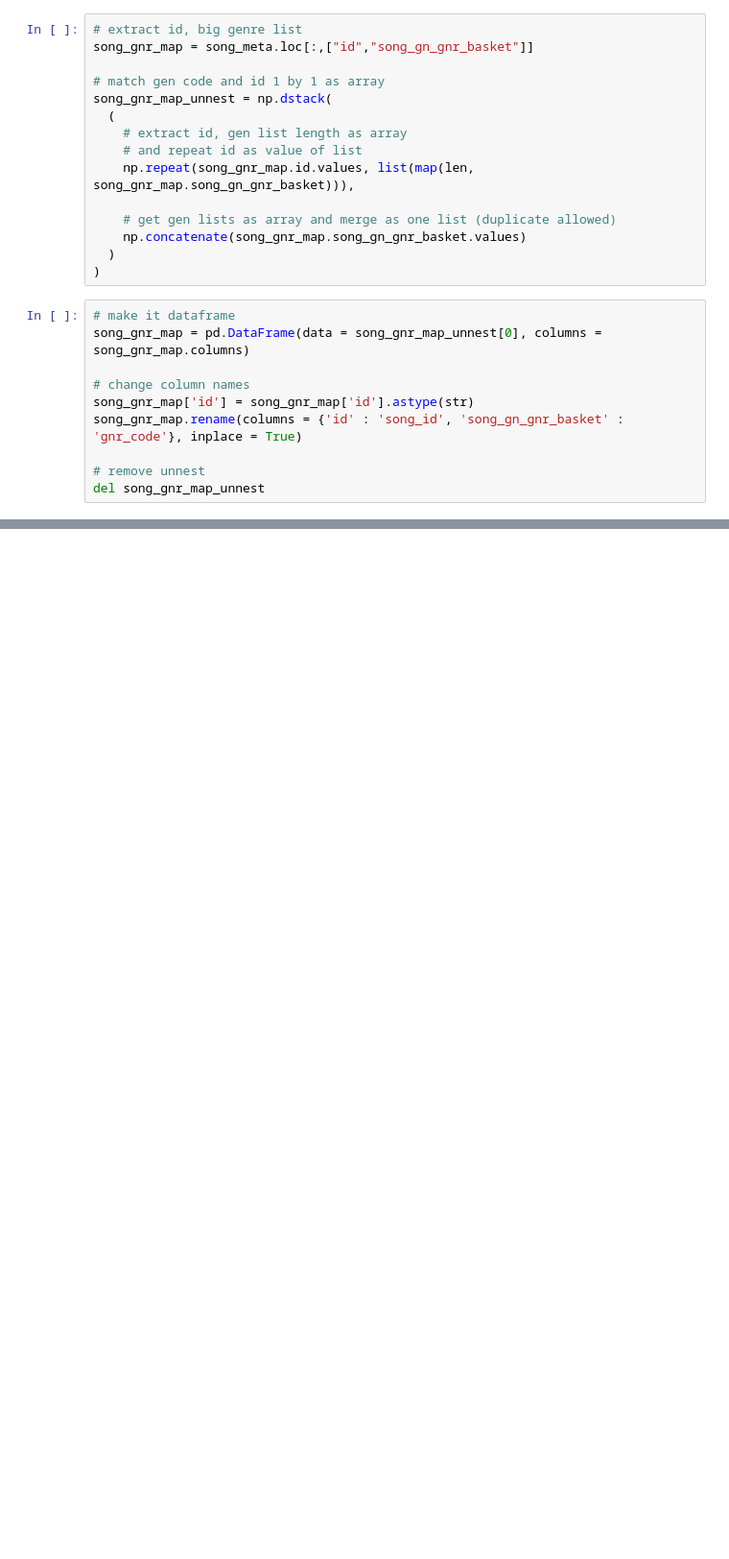
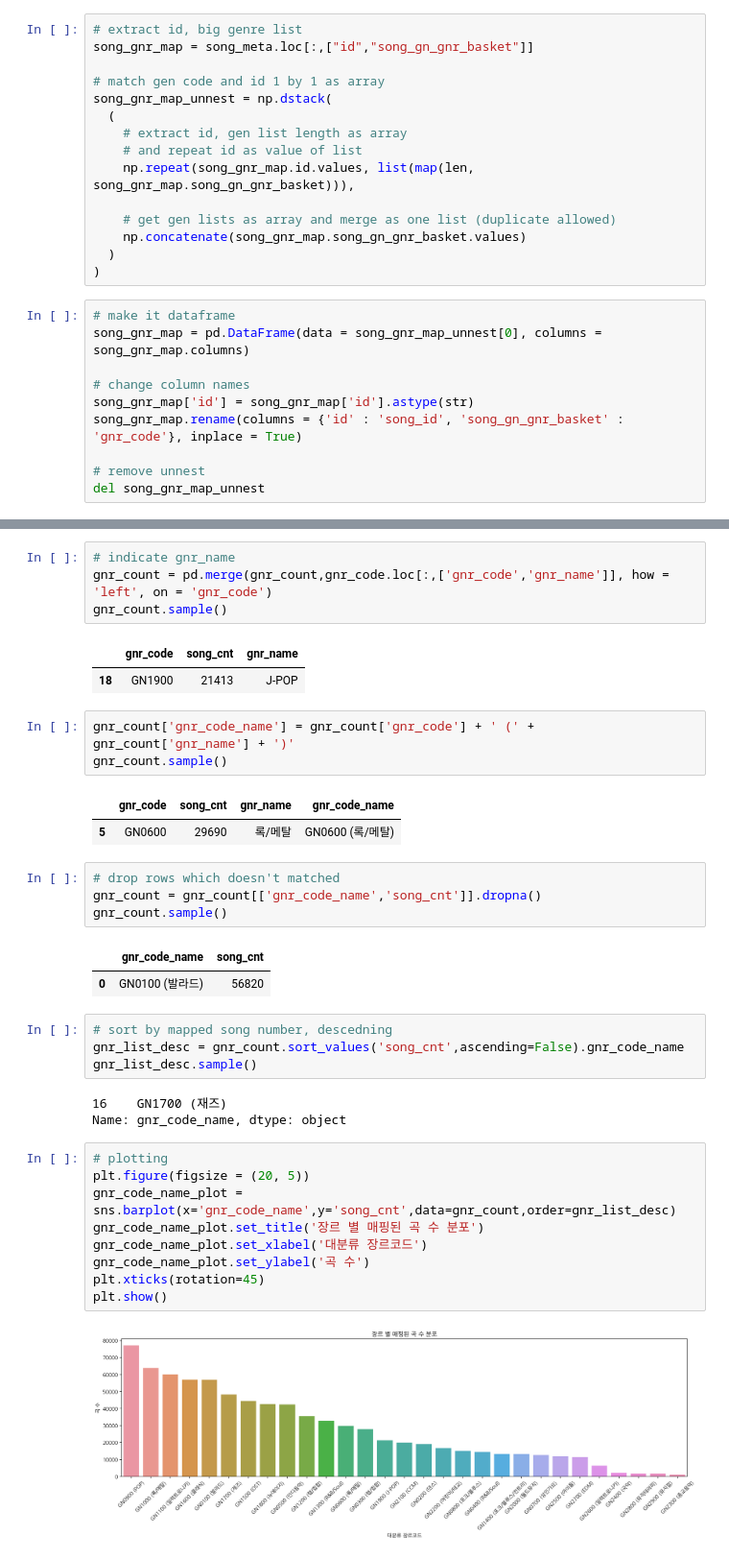
Before and after one commit to hyorimlee/KaggleKiggle, a Jupyter notebook: jwjw/kakao_arena/melon/my/melon_data.ipynb, the cells around one changed output, grey strips where cells are left out. Shown at 96% size. Saved outputs shown, nothing was run; the diff lists cells and outputs as text; blank space fills up the shorter version.

Commit message:
update melon_data

```diff
--- a/jwjw/kakao_arena/melon/my/melon_data.ipynb
+++ b/jwjw/kakao_arena/melon/my/melon_data.ipynb
@@ -109,0 +166,38 @@ song_gnr_count
+# %%
+# indicate gnr_name
+gnr_count = pd.merge(gnr_count,gnr_code.loc[:,['gnr_code','gnr_name']], how = 'left', on = 'gnr_code')
+gnr_count.sample()
+# %% [output]
+|  | gnr_code | song_cnt | gnr_name |
+| 18 | GN1900 | 21413 | J-POP |
+# %%
+gnr_count['gnr_code_name'] = gnr_count['gnr_code'] + ' (' + gnr_count['gnr_name'] + ')'
+gnr_count.sample()
+# %% [output]
+|  | gnr_code | song_cnt | gnr_name | gnr_code_name |
+| 5 | GN0600 | 29690 | 록/메탈 | GN0600 (록/메탈) |
+# %%
+# drop rows which doesn't matched
+gnr_count = gnr_count[['gnr_code_name','song_cnt']].dropna()
+gnr_count.sample()
+# %% [output]
+|  | gnr_code_name | song_cnt |
+| 0 | GN0100 (발라드) | 56820 |
+# %%
+# sort by mapped song number, descedning
+gnr_list_desc = gnr_count.sort_values('song_cnt',ascending=False).gnr_code_name
+gnr_list_desc.sample()
+# %% [output]
+16    GN1700 (재즈)
+Name: gnr_code_name, dtype: object
+# %%
+# plotting
+plt.figure(figsize = (20, 5))
+gnr_code_name_plot = sns.barplot(x='gnr_code_name',y='song_cnt',data=gnr_count,order=gnr_list_desc)
+gnr_code_name_plot.set_title('장르 별 매핑된 곡 수 분포')
+gnr_code_name_plot.set_xlabel('대분류 장르코드')
+gnr_code_name_plot.set_ylabel('곡 수')
+plt.xticks(rotation=45)
+plt.show()
+# %% [output]
+[figure, added]
```
Also changed, not shown: parts of 30 cells of this notebook.
